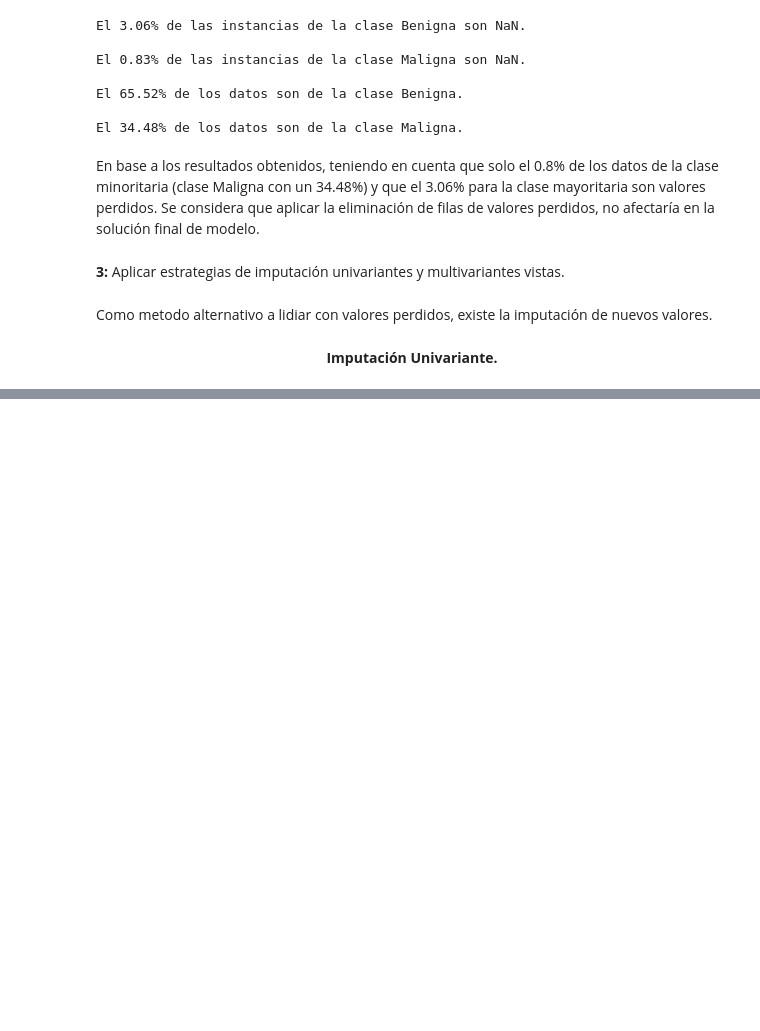
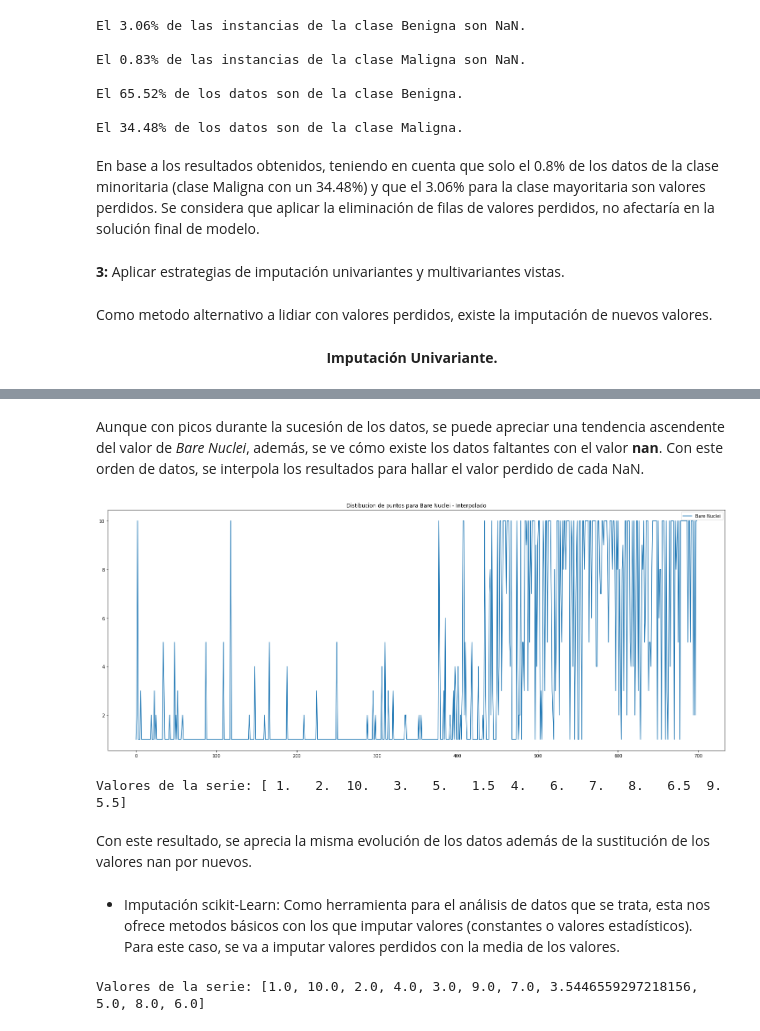
Before and after one commit to Vic-silo/Master_EIP, a Jupyter notebook: 11_Prog_ML/3_Valores_perdidos/VictorSimoLozano_A3_PPML.ipynb, the cells around one changed output, grey strips where cells are left out. Drawn from its saved outputs; the diff is of its cells as text; code cells hidden in the pictures; blank space fills up the shorter version.

```diff
--- a/11_Prog_ML/3_Valores_perdidos/VictorSimoLozano_A3_PPML.ipynb
+++ b/11_Prog_ML/3_Valores_perdidos/VictorSimoLozano_A3_PPML.ipynb
@@ -506,3 +300,43 @@ df_resc.describe()
+# %% [markdown]
+Aunque con picos durante la sucesión de los datos, se puede apreciar una tendencia ascendente del valor de *Bare Nuclei*, además, se ve cómo existe los datos faltantes con el valor **nan**. Con este orden de datos, se interpola los resultados para hallar el valor perdido de cada NaN.
+# %%
+# Interpolación de las instancias nulas
+bare_nuclei=bare_nuclei.interpolate(method ='linear', limit_direction ='forward')
+
+# Ploteo de los resultados
+bare_nuclei.plot(figsize=(25, 10)).set_title('Distibucion de puntos para Bare Nuclei - Interpolado')
+plt.show()
+print(f'''Valores de la serie: {bare_nuclei['Bare Nuclei'].unique()}''')
+
+# Asignacion de valores a dataframe
+df_imp_int['Bare Nuclei']=bare_nuclei
+# %% [output]
+[figure, added]
+Valores de la serie: [ 1.   2.  10.   3.   5.   1.5  4.   6.   7.   8.   6.5  9.   5.5]
+# %% [markdown]
+Con este resultado, se aprecia la misma evolución de los datos además de la sustitución de los valores nan por nuevos.
+# %% [markdown]
+- Imputación scikit-Learn: Como herramienta para el análisis de datos que se trata, esta nos ofrece metodos básicos con los que imputar valores (constantes o valores estadísticos).<br>
+Para este caso, se va a imputar valores perdidos con la media de los valores.
+# %%
+from sklearn.impute import SimpleImputer
+
+# Instancia de sklearn para imputación
+imputer = SimpleImputer(missing_values=np.nan, strategy='mean')
+
+# Datos sobre los que imputar
+bare_nuclei=df[['Bare Nuclei']]
+# Imputación según la instancia escogida
+imputer.fit(bare_nuclei)
+bare_nuclei=imputer.transform(bare_nuclei)
+
+# Asignación de los datos en dataframe
+df_imp_mean=df
+df_imp_mean['Bare Nuclei']=bare_nuclei
+
+print(f'''Valores de la serie: {list(df_imp_mean['Bare Nuclei'].unique())}''')
+# %% [output]
+Valores de la serie: [1.0, 10.0, 2.0, 4.0, 3.0, 9.0, 7.0, 3.5446559297218156, 5.0, 8.0, 6.0]
 # %%
 # Representación actual de los datos para dicho atributo
 fig, axes = plt.subplots(nrows=1, ncols=2,figsize=(20,5))
```
Also changed, not shown: parts of 33 cells of this notebook.
